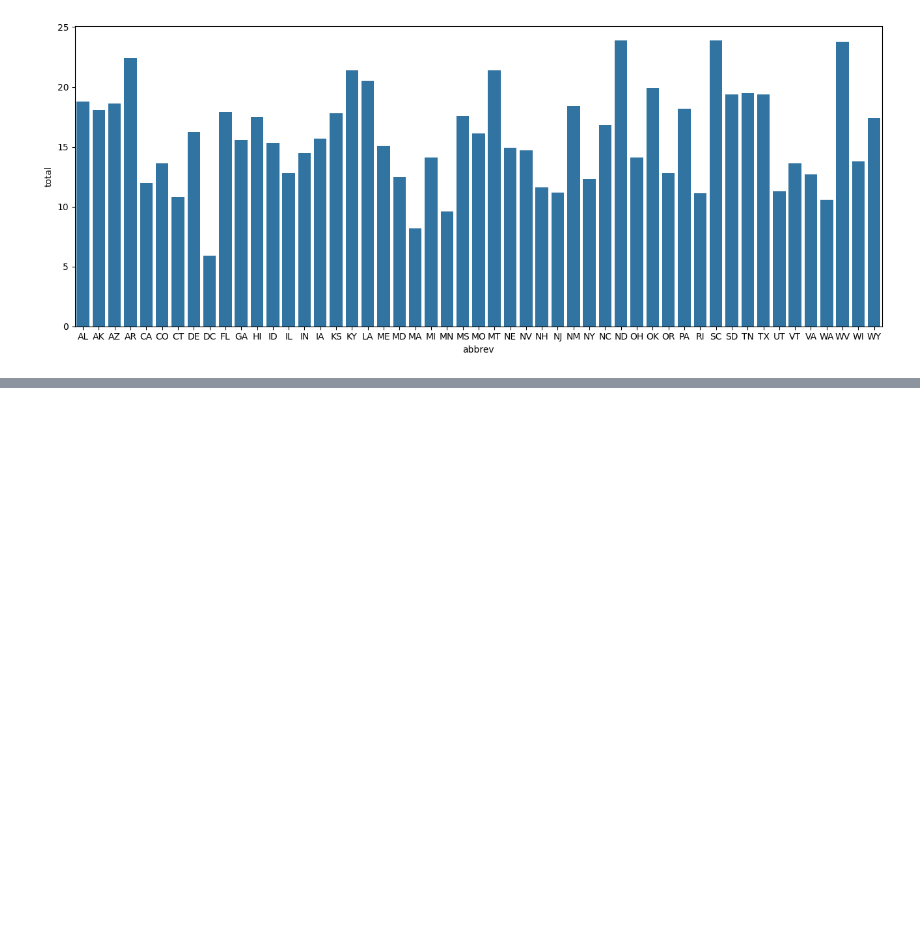
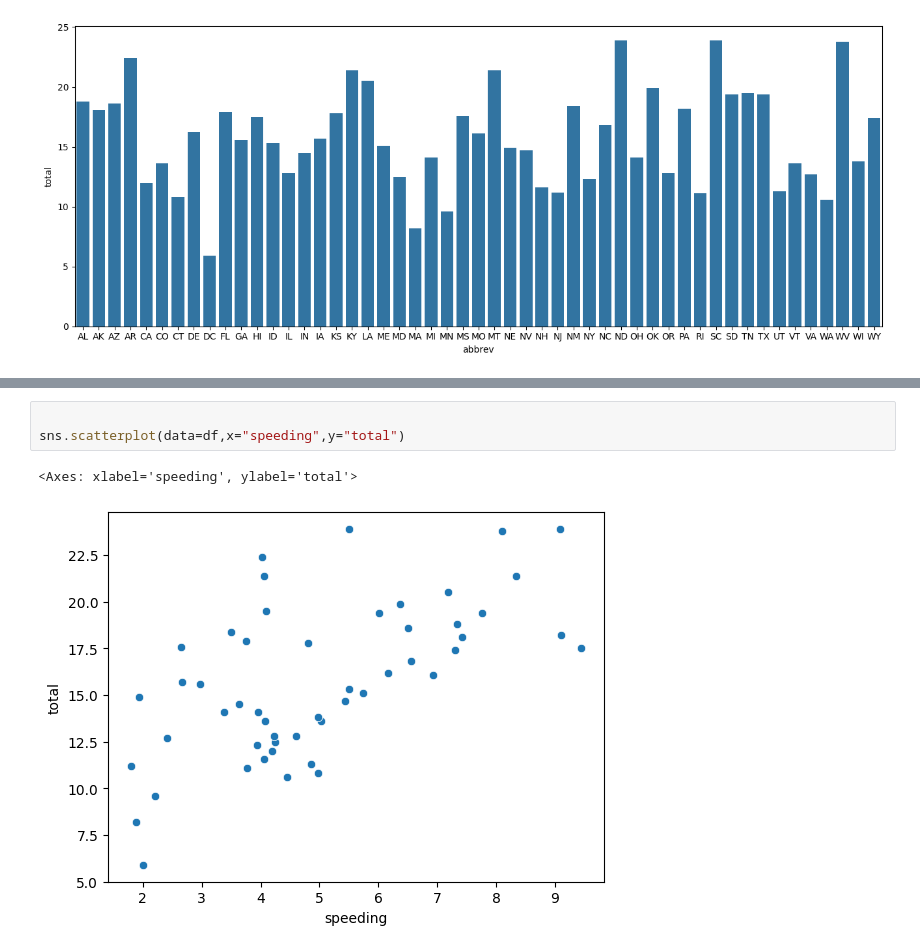
Before and after one commit to MLN142/EDA_Portfolio, a Jupyter notebook: Car_Crash_Analysis/CC_analysis.ipynb, the cells around one changed output, grey strips where cells are left out. Drawn from its saved outputs; the diff is of its cells as text; blank space fills up the shorter version.

```diff
--- a/Car_Crash_Analysis/CC_analysis.ipynb
+++ b/Car_Crash_Analysis/CC_analysis.ipynb
@@ -106,0 +118,6 @@ plt.show()
+# %%
+
+sns.scatterplot(data=df,x="speeding",y="total")
+# %% [output]
+<Axes: xlabel='speeding', ylabel='total'>
+[figure, added]
```
Also changed, not shown: parts of 3 cells of this notebook.
